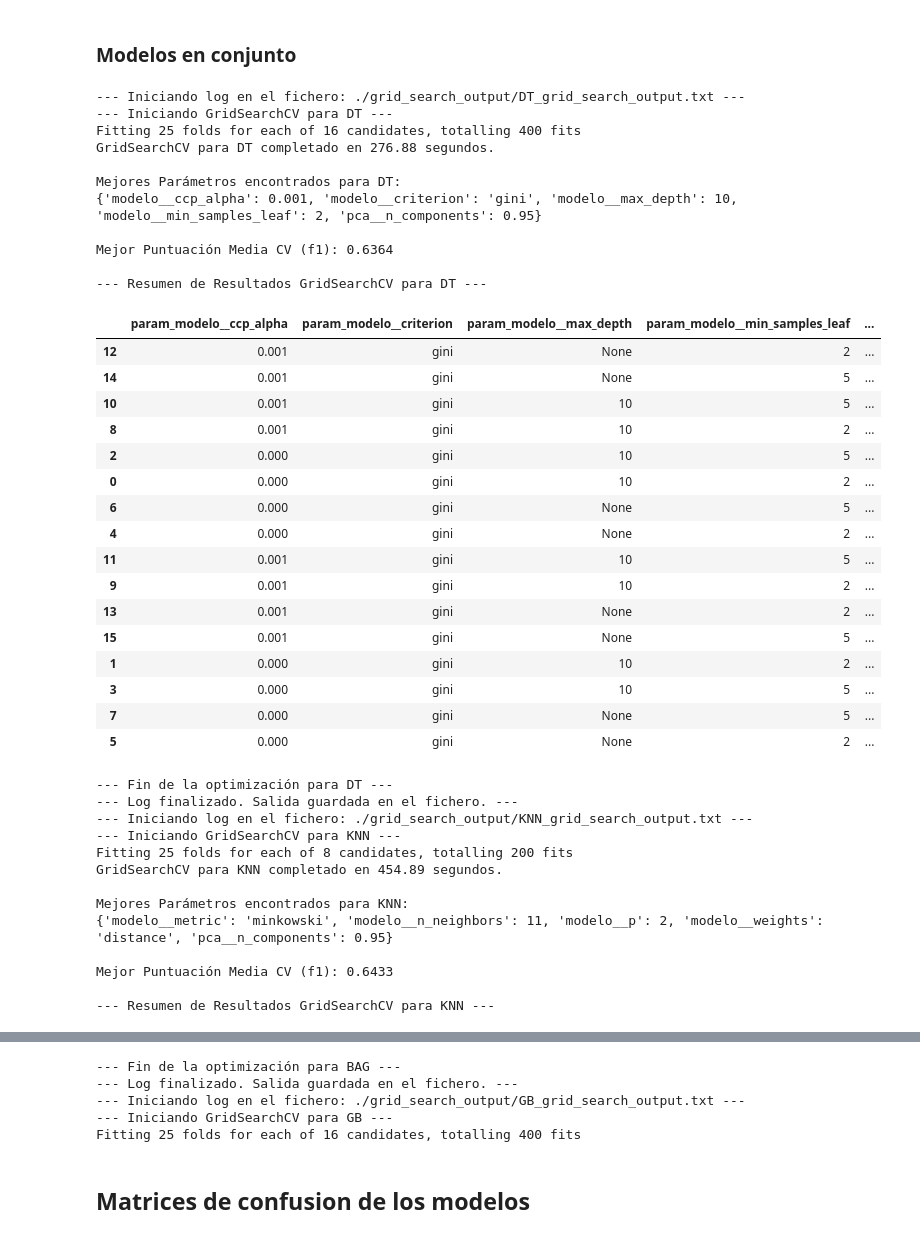
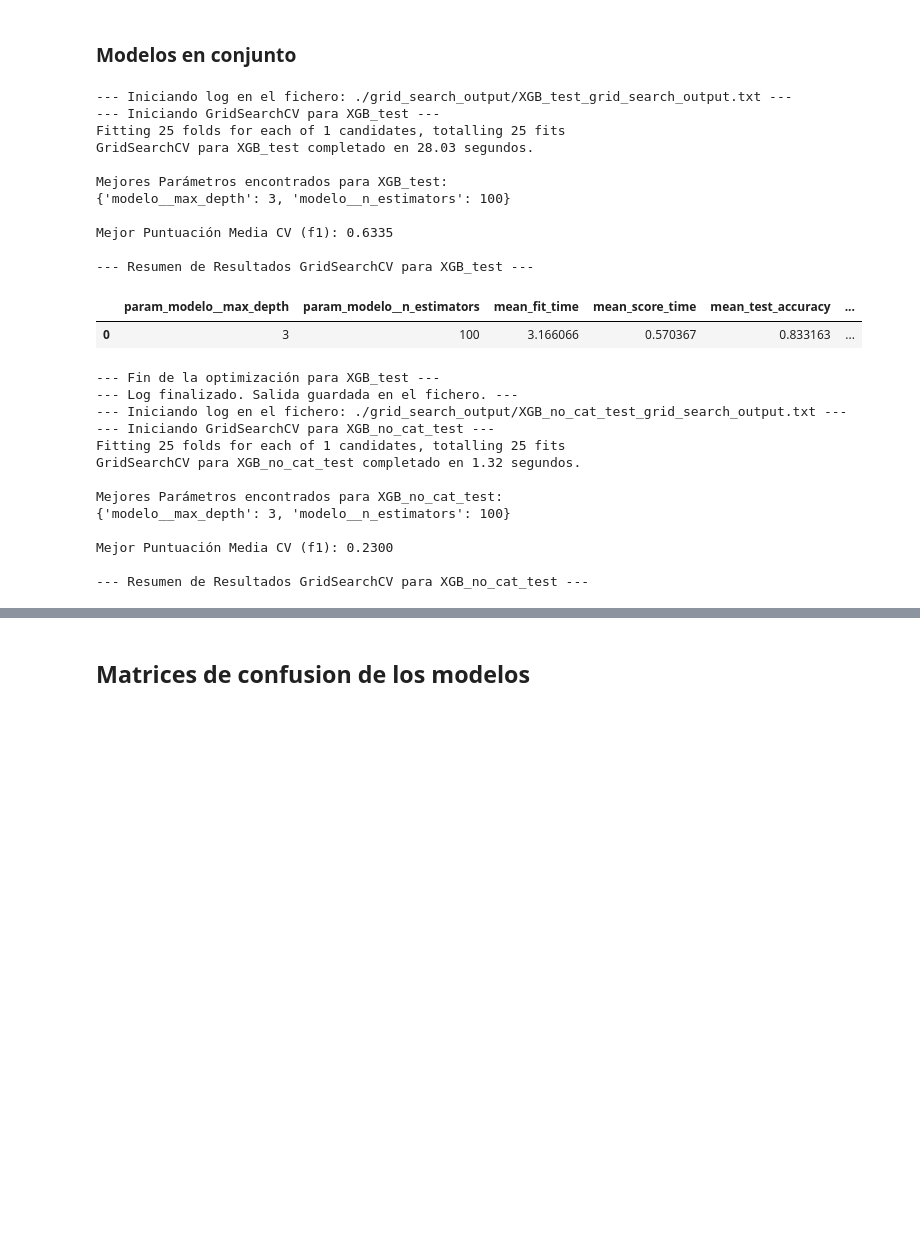
Before and after one commit to albertoPerez25/Clasificacion_Autonoma_de_Imagenes_Satelitales, a Jupyter notebook: Práctica 2 - Aprendizaje y selección de modelos de clasificación .ipynb, the cells around one changed output, grey strips where cells are left out. Saved outputs shown, nothing was run; the diff lists cells and outputs as text; code cells hidden in the pictures; blank space fills up the shorter version.

Commit message:
#20 implementado xgboost con y sin categoricas. Sin categoricas resultado muy malo.

```diff
--- a/Práctica 2 - Aprendizaje y selección de modelos de clasificación .ipynb
+++ b/Práctica 2 - Aprendizaje y selección de modelos de clasificación .ipynb
@@ -2,7 +2,7 @@
 SUBIR_A_KAGGLE = True
 SEED = 42
 RUTA_ARCHIVO_TEMPORAL_CUSTOM = True
-TESTEO_RÁPIDO = False
+TESTEO_RÁPIDO = True
 MATRIZ_CONFUSION = False
 # %% [markdown]
 </br>
@@ -1997,7 +2017,7 @@ if (TESTEO_RÁPIDO):
         'modelo__max_depth': [3],
     }
 else:
-    param_grid_XGB = {
+    extensive_param_grid_XGB = {
         'modelo__n_estimators': [100, 200, 500],
         'modelo__learning_rate': [0.01, 0.1],
         'modelo__max_depth': [3, 5, 7],
@@ -2142,74 +2162,61 @@ else:
 # %%
 class model:
     def __init__(self, name, pipeline, param_grid, result = None, prediction = None, do_train = False, do_predict = False):
         self.name = name
         self.pipeline = pipeline
         self.param_grid = param_grid
         self.result = result
         self.prediction = prediction
         self.in_memory = False
         self.do_train = do_train
         self.do_predict = do_predict
 
 models_dic = [
-    model('DT',pipeline_DT, param_grid_DT, do_train=True, do_predict=False),
-    model('NB',pipeline_NB, param_grid_NB, do_train=False, do_predict=False),
+    #model('DT',pipeline_DT, param_grid_DT, do_train=True, do_predict=False),
+    #model('NB',pipeline_NB, param_grid_NB, do_train=False, do_predict=False),
     #model('RFC',pipeline_RFC, param_grid_RFC, do_train=True, do_predict=False),
-    model('KNN', pipeline_KNN, param_grid_KNN, do_train=True, do_predict=False),
-    model('CNB', pipeline_CNB, param_grid_CNB, do_train=False, do_predict=False),
-    model('BAG', pipeline_BAG, param_grid_BAG, do_train=True, do_predict=False),
+    #model('KNN', pipeline_KNN, param_grid_KNN, do_train=True, do_predict=False),
+    #model('CNB', pipeline_CNB, param_grid_CNB, do_train=False, do_predict=False),
+    #model('BAG', pipeline_BAG, param_grid_BAG, do_train=True, do_predict=False),
     #model('ADA', pipeline_ADA, param_grid_ADA, do_train=True, do_predict=False),
-    model('GB', pipeline_GB, param_grid_GB, do_train=True, do_predict=False),
+    #model('GB', pipeline_GB, param_grid_GB, do_train=True, do_predict=False),
     #model('HGB', pipeline_HGB, param_grid_HGB, do_train=True, do_predict=False),
-    #model('XGB', pipeline_XGB, param_grid_XGB, do_train=True, do_predict=False),
-    model('LGBM', pipeline_LGBM, param_grid_LGBM, do_train=True, do_predict=False),
+    model('XGB', pipeline_XGB, param_grid_XGB, do_train=True, do_predict=False),
+    #model('LGBM', pipeline_LGBM, param_grid_LGBM, do_train=True, do_predict=False),
     #model('SVC', pipeline_SVC, param_grid_SVC, do_train=True, do_predict=False)
 ]
+    #model('XGB_no_cat', pipeline_XGB_no_cats, param_grid_XGB, do_train=True, do_predict=False),
+    #XGBoost sin categoricas da mucho menos.
 
 if (TESTEO_RÁPIDO):
     for model in models_dic:
         model.name = model.name + "_test"
 
 models_dic = cross_validation_batch(models_dic)
 # %% [output]
---- Iniciando log en el fichero: ./grid_search_output/DT_grid_search_output.txt ---
---- Iniciando GridSearchCV para DT ---
-Fitting 25 folds for each of 16 candidates, totalling 400 fits
-GridSearchCV para DT completado en 276.88 segundos.
+--- Iniciando log en el fichero: ./grid_search_output/XGB_test_grid_search_output.txt ---
+--- Iniciando GridSearchCV para XGB_test ---
+Fitting 25 folds for each of 1 candidates, totalling 25 fits
+GridSearchCV para XGB_test completado en 28.03 segundos.
 
-Mejores Parámetros encontrados para DT:
-{'modelo__ccp_alpha': 0.001, 'modelo__criterion': 'gini', 'modelo__max_depth': 10, 'modelo__min_samples_leaf': 2, 'pca__n_components': 0.95}
+Mejores Parámetros encontrados para XGB_test:
+{'modelo__max_depth': 3, 'modelo__n_estimators': 100}
 
-Mejor Puntuación Media CV (f1): 0.6364
+Mejor Puntuación Media CV (f1): 0.6335
 
---- Resumen de Resultados GridSearchCV para DT ---
+--- Resumen de Resultados GridSearchCV para XGB_test ---
-|  | param_modelo__ccp_alpha | param_modelo__criterion | param_modelo__max_depth | param_modelo__min_samples_leaf | ... |
-| 12 | 0.001 | gini | None | 2 | ... |
-| 14 | 0.001 | gini | None | 5 | ... |
-| 10 | 0.001 | gini | 10 | 5 | ... |
-| 8 | 0.001 | gini | 10 | 2 | ... |
-| 2 | 0.000 | gini | 10 | 5 | ... |
-| 0 | 0.000 | gini | 10 | 2 | ... |
-| 6 | 0.000 | gini | None | 5 | ... |
-| 4 | 0.000 | gini | None | 2 | ... |
-| 11 | 0.001 | gini | 10 | 5 | ... |
-| 9 | 0.001 | gini | 10 | 2 | ... |
-| 13 | 0.001 | gini | None | 2 | ... |
-| 15 | 0.001 | gini | None | 5 | ... |
-| 1 | 0.000 | gini | 10 | 2 | ... |
-| 3 | 0.000 | gini | 10 | 5 | ... |
-| 7 | 0.000 | gini | None | 5 | ... |
-| 5 | 0.000 | gini | None | 2 | ... |
+|  | param_modelo__max_depth | param_modelo__n_estimators | mean_fit_time | mean_score_time | mean_test_accuracy | ... |
+| 0 | 3 | 100 | 3.166066 | 0.570367 | 0.833163 | ... |
---- Fin de la optimización para DT ---
+--- Fin de la optimización para XGB_test ---
 --- Log finalizado. Salida guardada en el fichero. ---
---- Iniciando log en el fichero: ./grid_search_output/KNN_grid_search_output.txt ---
---- Iniciando GridSearchCV para KNN ---
-Fitting 25 folds for each of 8 candidates, totalling 200 fits
-GridSearchCV para KNN completado en 454.89 segundos.
+--- Iniciando log en el fichero: ./grid_search_output/XGB_no_cat_test_grid_search_output.txt ---
+--- Iniciando GridSearchCV para XGB_no_cat_test ---
+Fitting 25 folds for each of 1 candidates, totalling 25 fits
+GridSearchCV para XGB_no_cat_test completado en 1.32 segundos.
 
-Mejores Parámetros encontrados para KNN:
-{'modelo__metric': 'minkowski', 'modelo__n_neighbors': 11, 'modelo__p': 2, 'modelo__weights': 'distance', 'pca__n_components': 0.95}
+Mejores Parámetros encontrados para XGB_no_cat_test:
+{'modelo__max_depth': 3, 'modelo__n_estimators': 100}
 
-Mejor Puntuación Media CV (f1): 0.6433
+Mejor Puntuación Media CV (f1): 0.2300
 
---- Resumen de Resultados GridSearchCV para KNN ---
+--- Resumen de Resultados GridSearchCV para XGB_no_cat_test ---
@@ -2243,8 +2227,3 @@ Mejor Puntuación Media CV (f1): 0.6393
---- Fin de la optimización para BAG ---
---- Log finalizado. Salida guardada en el fichero. ---
---- Iniciando log en el fichero: ./grid_search_output/GB_grid_search_output.txt ---
---- Iniciando GridSearchCV para GB ---
-Fitting 25 folds for each of 16 candidates, totalling 400 fits
 # %% [markdown]
 ## Matrices de confusion de los modelos
 # %%
```
Also changed, not shown: parts of 3 cells of this notebook.
